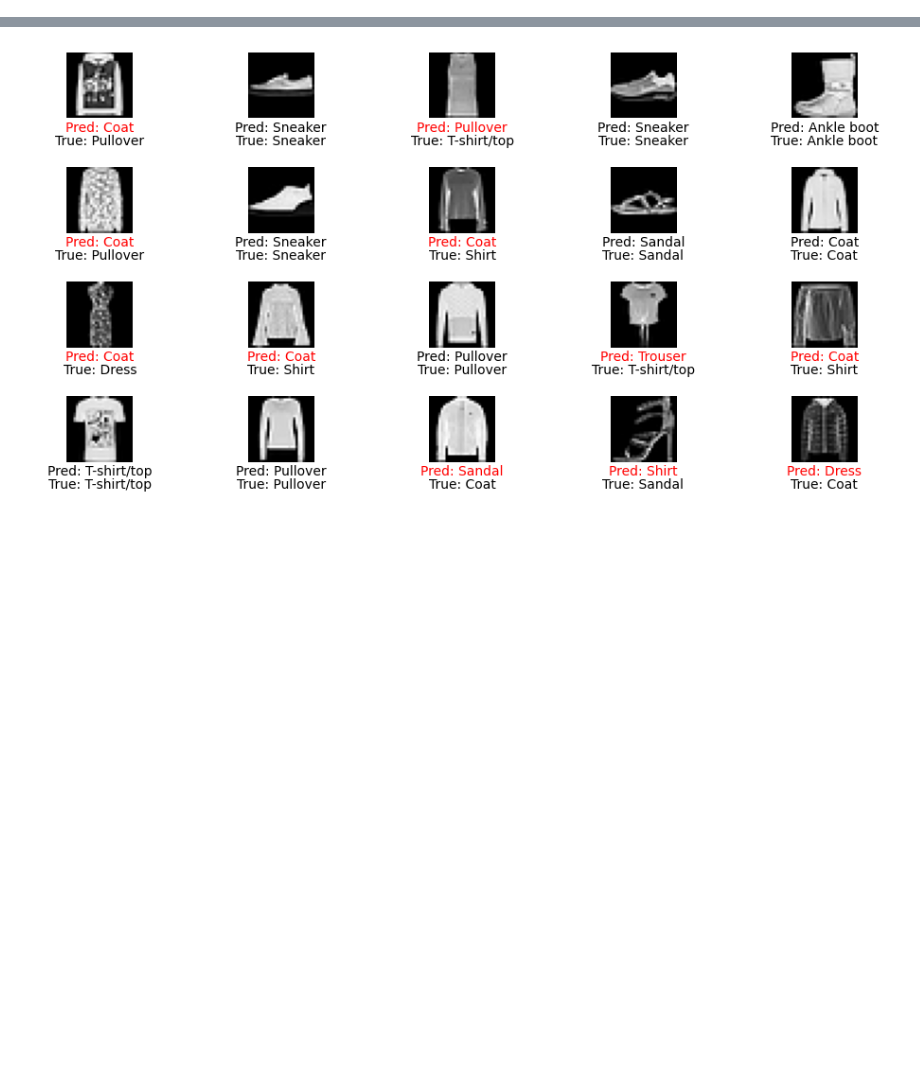
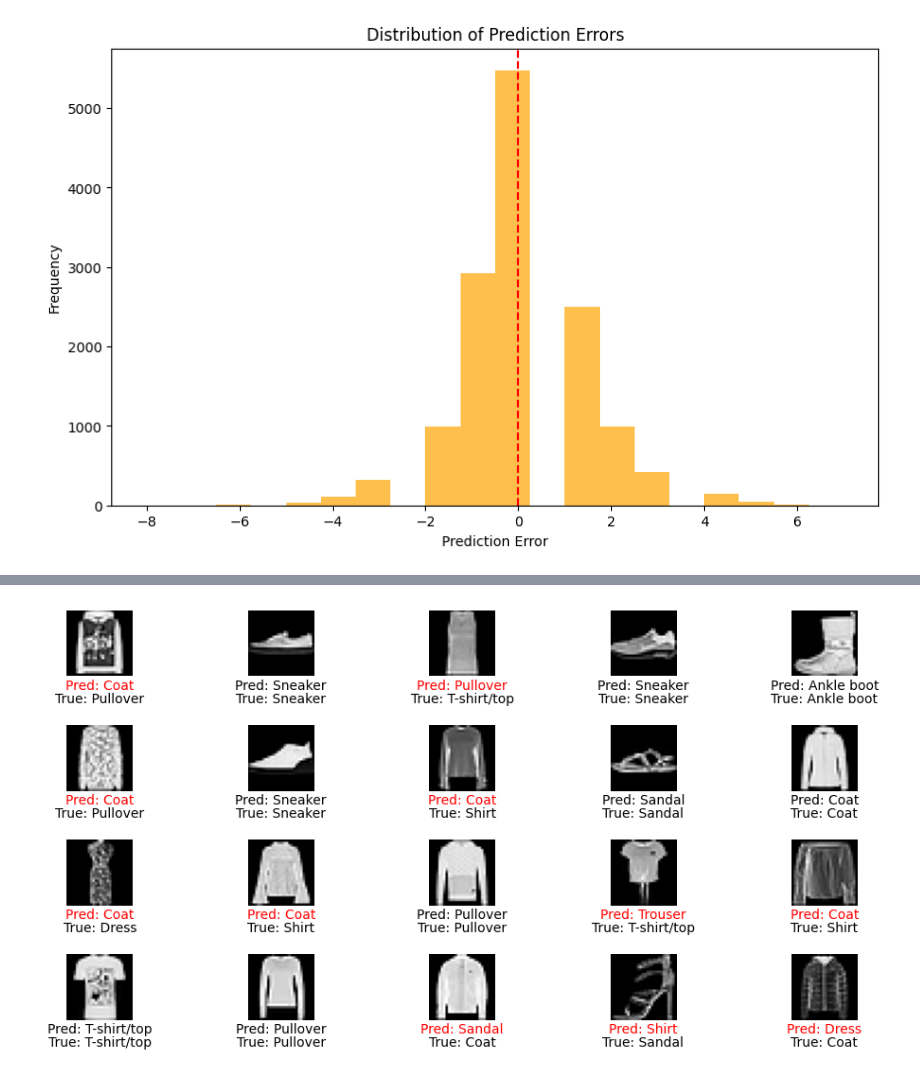
Before and after one commit to m-hossni/Tensorflow-and-Keras-INFO-6146-F24, a Jupyter notebook: project files/Traditional/Supervised/Jack_LinearRegression_TF_Keras_PROJECT24.ipynb, the cells around one changed output, grey strips where cells are left out. Cells and saved outputs as stored; diff of their text form; code cells hidden in the pictures; blank space fills up the shorter version.

```diff
--- a/project files/Traditional/Supervised/Jack_LinearRegression_TF_Keras_PROJECT24.ipynb
+++ b/project files/Traditional/Supervised/Jack_LinearRegression_TF_Keras_PROJECT24.ipynb
@@ -41,0 +138,35 @@ Mean Squared Error: 1.97
+# %%
+# Calculate prediction errors
+# Calculate prediction errors: compute the difference between the true labels (y_test) and the predicted labels (y_pred_classes).
+# The result, stored in the variable errors, indicates how far off each prediction is from the actual value.
+# Positive values mean under-predictions, while negative values indicate over-predictions.
+errors = y_test - y_pred_classes
+
+# Visualize the errors
+# Create a new figure
+plt.figure(figsize=(10, 6))
+
+# Create a histogram: generate a histogram to visualize the distribution of the prediction errors:
+# errors: data being plotted (the differences between true and predicted labels).
+# bins=20: specify that the range of errors should be divided into 20 intervals (or bins) for the histogram.
+# color='orange': set the color of the bars in the histogram to orange.
+# alpha=0.7: set the transparency of the bars to 70%, allowing for a slightly see-through effect.
+plt.hist(errors, bins=20, color='orange', alpha=0.7)
+
+# Set title
+plt.title('Distribution of Prediction Errors')
+
+# Set x-axis label
+plt.xlabel('Prediction Error')
+
+# Set y-axis label
+plt.ylabel('Frequency')
+
+# Add a vertical line at zero: draw a dashed red line at zero on the x-axis.
+# helps to visualize the point of no error, making it easier to see how many predictions are correct (errors of zero) versus incorrect (positive or negative errors).
+plt.axvline(0, color='red', linestyle='--')  # Add a line at zero error
+
+#Display the figure
+plt.show()
+# %% [output]
+[figure, added]
```
Also changed, not shown: parts of 11 cells of this notebook.
